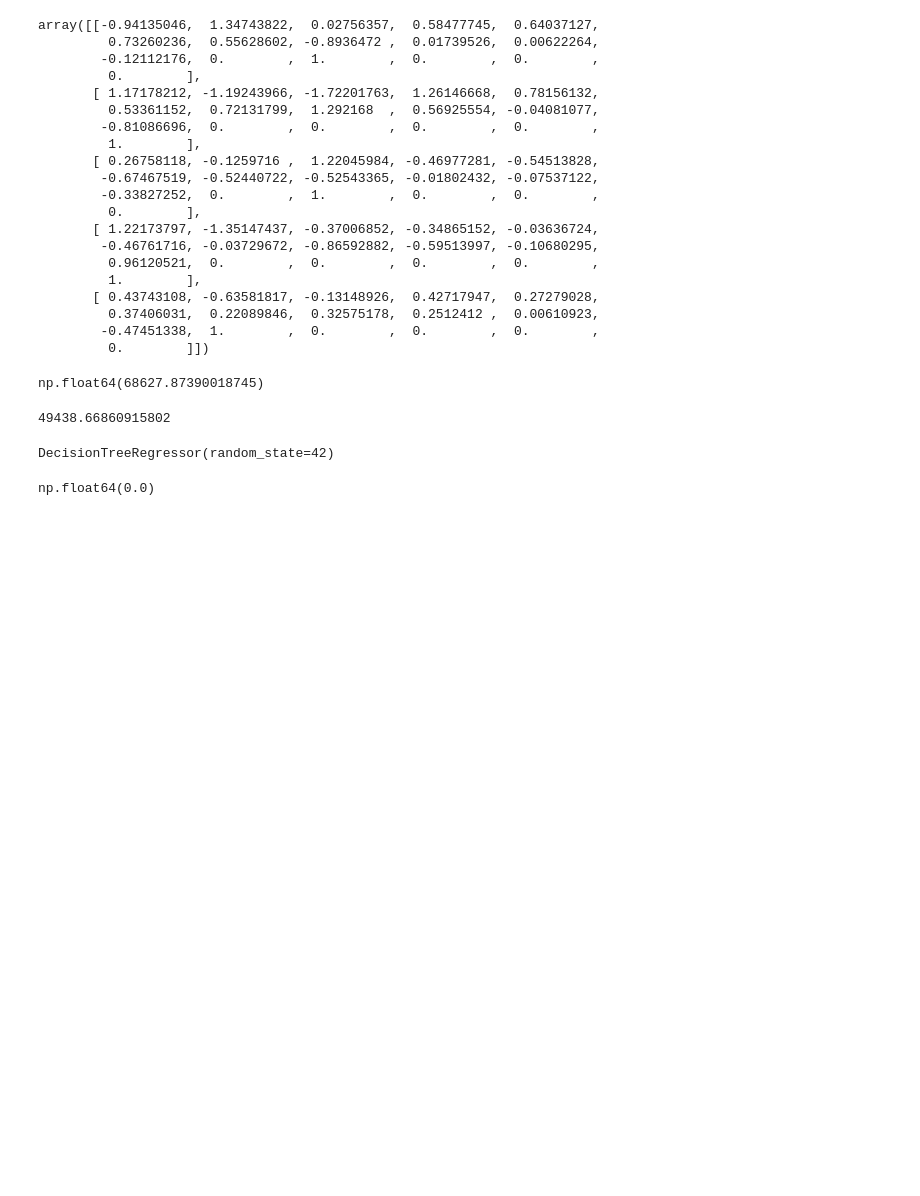
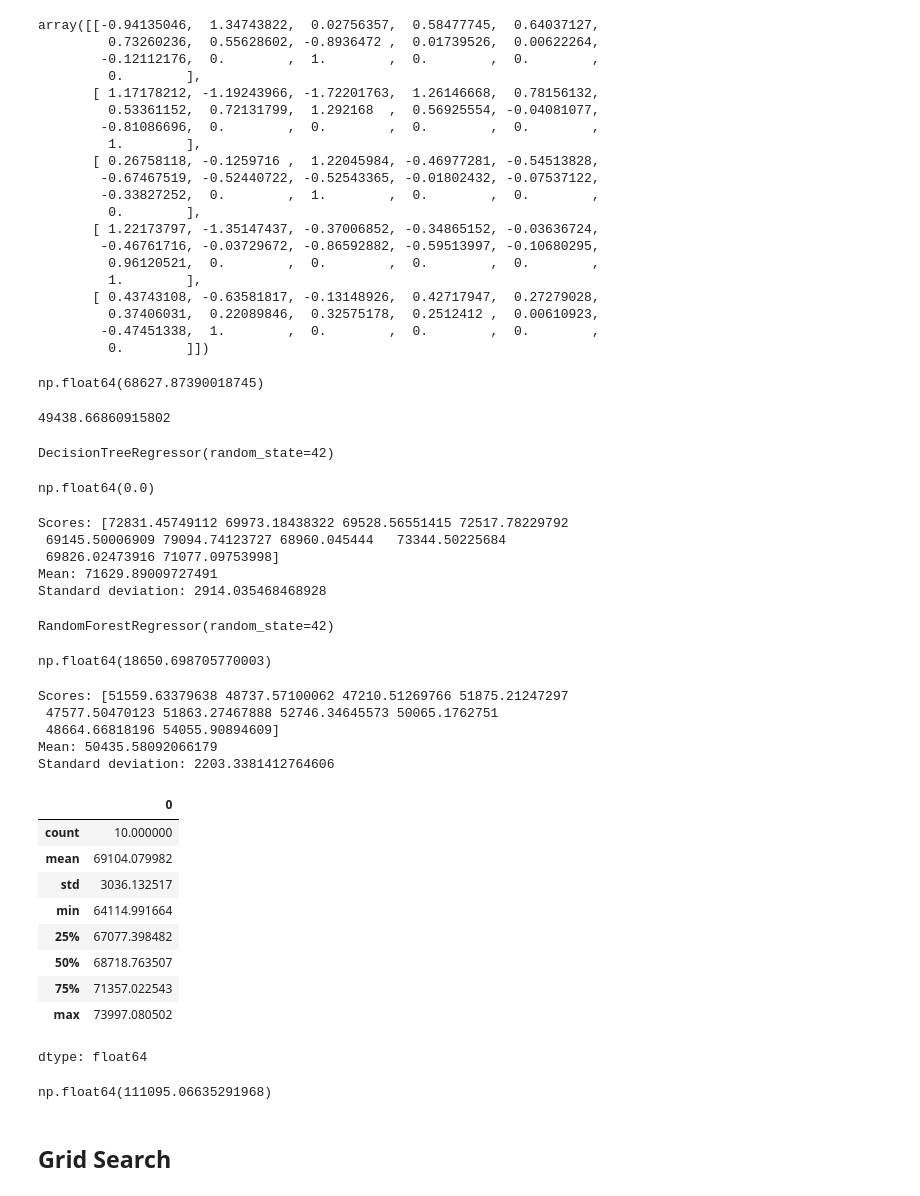
Before and after one commit to ShashankMk031/Housing_linear-regression_model, a Jupyter notebook: Housing_Linear_regression_model.ipynb, the cells around one changed output. Saved outputs shown, nothing was run; the diff lists cells and outputs as text; code cells hidden in the pictures; blank space fills up the shorter version.

```diff
--- a/Housing_Linear_regression_model.ipynb
+++ b/Housing_Linear_regression_model.ipynb
@@ -631,0 +637,67 @@ np.float64(0.0)
+# %%
+def display_scores(scores):
+    print("Scores:", scores)
+    print("Mean:", scores.mean())
+    print("Standard deviation:", scores.std())
+
+display_scores(tree_rmse_scores)
+# %% [output]
+Scores: [72831.45749112 69973.18438322 69528.56551415 72517.78229792
+ 69145.50006909 79094.74123727 68960.045444   73344.50225684
+ 69826.02473916 71077.09753998]
+Mean: 71629.89009727491
+Standard deviation: 2914.035468468928
+# %%
+from sklearn.ensemble import RandomForestRegressor
+
+forest_reg = RandomForestRegressor(n_estimators=100, random_state=42)
+forest_reg.fit(housing_prepared, housing_labels)
+# %% [output]
+RandomForestRegressor(random_state=42)
+# %%
+housing_predictions = forest_reg.predict(housing_prepared)
+forest_mse = mean_squared_error(housing_labels, housing_predictions)
+forest_rmse = np.sqrt(forest_mse)
+forest_rmse
+# %% [output]
+np.float64(18650.698705770003)
+# %%
+from sklearn.model_selection import cross_val_score
+
+forest_scores = cross_val_score(forest_reg, housing_prepared, housing_labels,
+                                scoring="neg_mean_squared_error", cv=10)
+forest_rmse_scores = np.sqrt(-forest_scores)
+display_scores(forest_rmse_scores)
+# %% [output]
+Scores: [51559.63379638 48737.57100062 47210.51269766 51875.21247297
+ 47577.50470123 51863.27467888 52746.34645573 50065.1762751
+ 48664.66818196 54055.90894609]
+Mean: 50435.58092066179
+Standard deviation: 2203.3381412764606
+# %%
+scores = cross_val_score(lin_reg, housing_prepared, housing_labels, scoring="neg_mean_squared_error", cv=10)
+pd.Series(np.sqrt(-scores)).describe()
+# %% [output]
+|  | 0 |
+| count | 10.000000 |
+| mean | 69104.079982 |
+| std | 3036.132517 |
+| min | 64114.991664 |
+| 25% | 67077.398482 |
+| 50% | 68718.763507 |
+| 75% | 71357.022543 |
+| max | 73997.080502 |
+dtype: float64
+# %%
+from sklearn.svm import SVR
+
+svm_reg = SVR(kernel="linear")
+svm_reg.fit(housing_prepared, housing_labels)
+housing_predictions = svm_reg.predict(housing_prepared)
+svm_mse = mean_squared_error(housing_labels, housing_predictions)
+svm_rmse = np.sqrt(svm_mse)
+svm_rmse
+# %% [output]
+np.float64(111095.06635291968)
+# %% [markdown]
+## Grid Search
```
Also changed, not shown: parts of 2 cells of this notebook.
